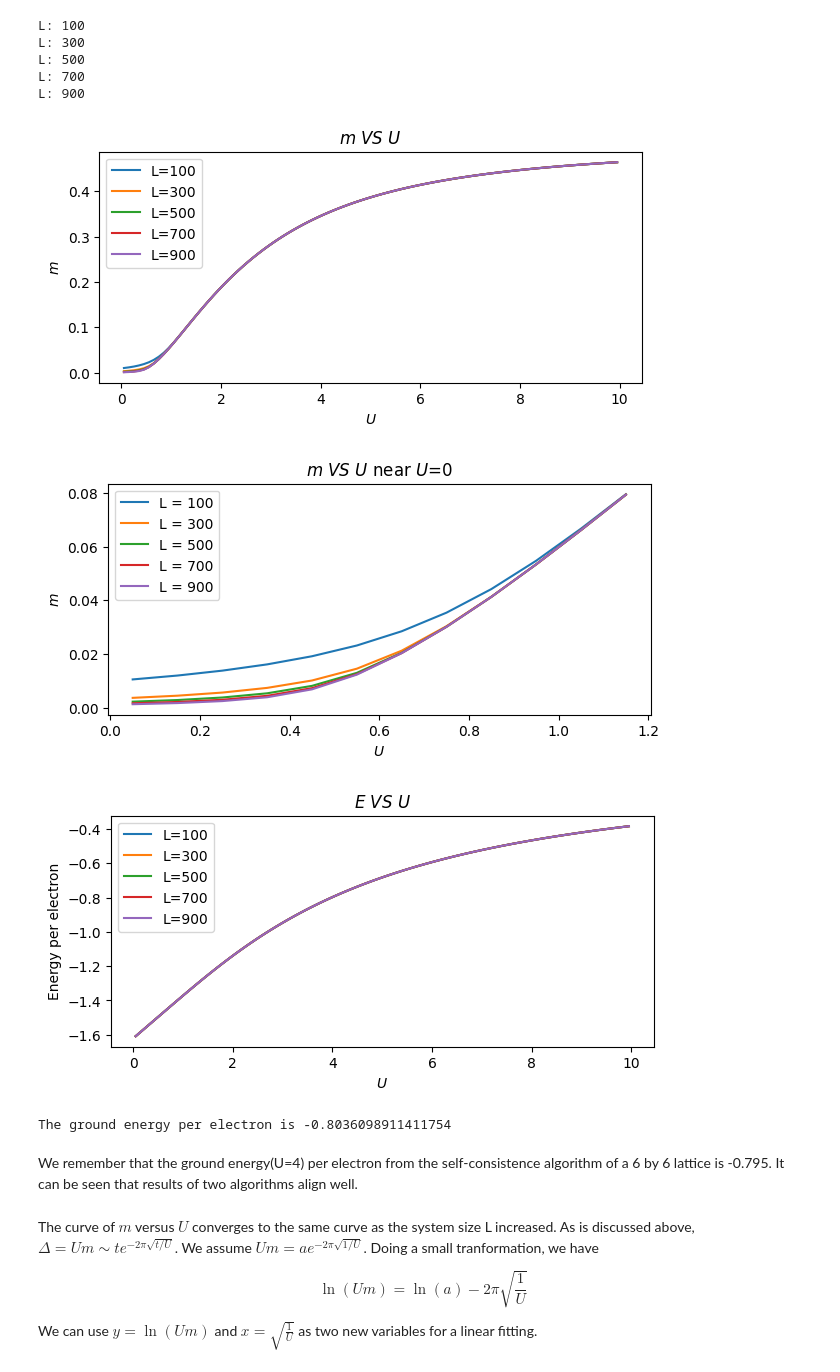
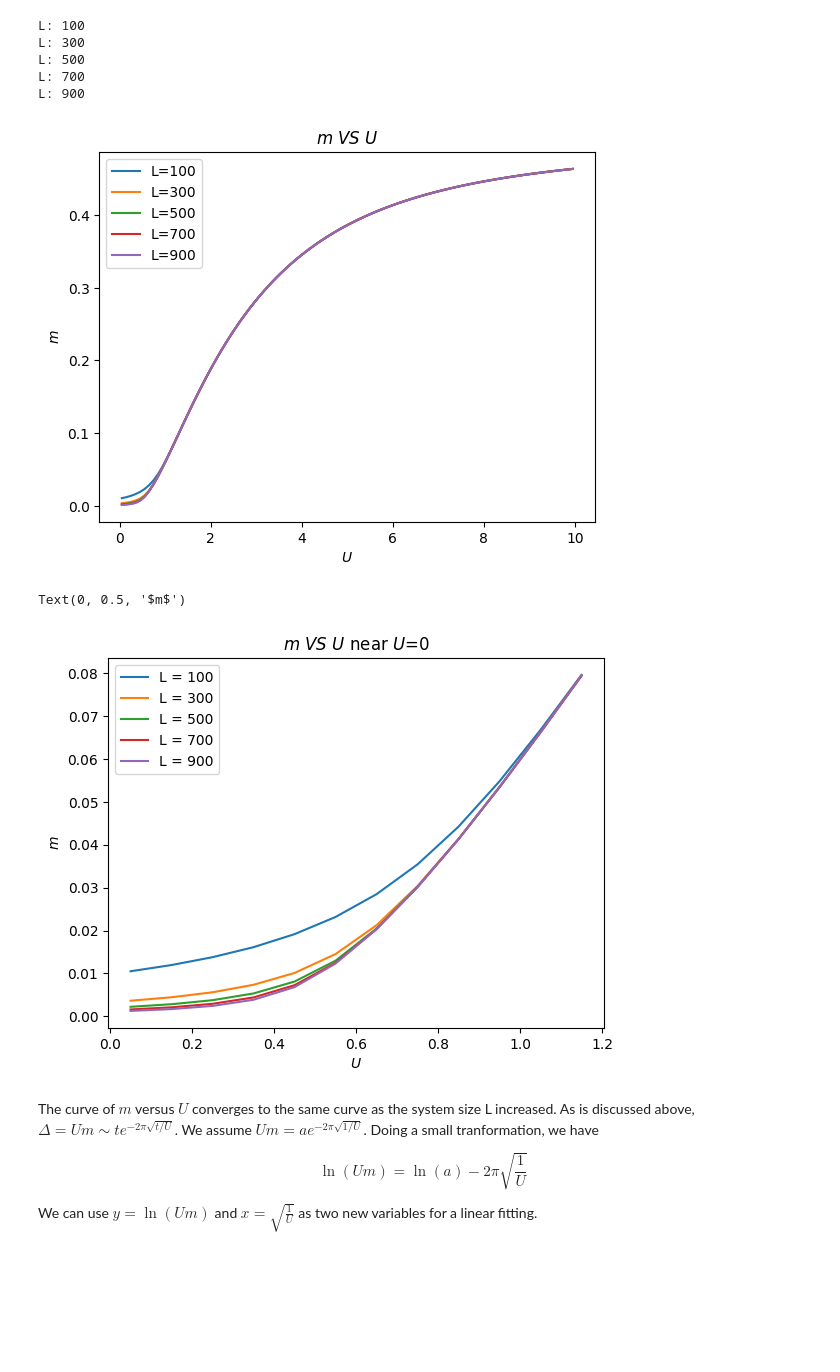
Before and after one commit to songmengh/mean-field, a Jupyter notebook: HF_Hubbard_square.ipynb, the cells around one changed output. Cells and saved outputs as stored; diff of their text form; code cells hidden in the pictures; blank space fills up the shorter version.

```diff
--- a/HF_Hubbard_square.ipynb
+++ b/HF_Hubbard_square.ipynb
@@ -737,63 +737,33 @@ L: 700
 L: 900
 # %%
 #plt.plot(Ulist,m_fit)
-
-plt.figure(figsize=(7, 3))
 plt.plot(Ulist,m_end[0])
 plt.plot(Ulist,m_end[1])
 plt.plot(Ulist,m_end[2])
 plt.plot(Ulist,m_end[3])
 plt.plot(Ulist,m_end[4])
 #plt.xlim(0.1,1)
 le_here =[f'L={L}' for L in Llist]
 
 plt.legend(le_here)
 plt.title(r'$m\ VS\ U$')
 plt.xlabel(r'$U$')
 plt.ylabel(r'$m$')
 plt.show()
 
-
-plt.figure(figsize=(7, 3))
 Ulist_ = Ulist[Ulist<1.2]
 for i in range(len(Llist)):
     m_ = m_end[i,Ulist<1.2]
     plt.plot(Ulist_,m_, label=f'L = {Llist[i]}')
     plt.title(r'$m\ VS\ U$ near $U$=0')
 plt.legend()
 
 plt.xlabel(r'$U$')
 plt.ylabel(r'$m$')
-plt.show()
-
-
-plt.figure(figsize=(7, 3))
-#plt.plot(Ulist,m_fit)
-plt.plot(Ulist,e_end[0])
-plt.plot(Ulist,e_end[1])
-plt.plot(Ulist,e_end[2])
-plt.plot(Ulist,e_end[3])
-plt.plot(Ulist,e_end[4])
-#plt.xlim(0.1,1)
-le_here =[f'L={L}' for L in Llist]
-
-plt.legend(le_here)
-
-plt.title(r'$E\ VS\ U$')
-plt.xlabel(r'$U$')
-plt.ylabel('Energy per electron')
-plt.show()
 # %% [output]
-[figure, old version]
+[figure, new version]
+Text(0, 0.5, '$m$')
-[figure, old version]
+[figure, new version]
-[figure, removed]
-# %%
-index = np.where(abs(Ulist-4) < 0.05)
-print('The ground energy per electron is', e_end[-1][index][0])
-# %% [output]
-The ground energy per electron is -0.8036098911411754
-# %% [markdown]
-We remember that the ground energy(U=4) per electron from the self-consistence algorithm of a 6 by 6 lattice is -0.795. It can be seen that results of two algorithms align well.
 # %% [markdown]
 The curve of $m$ versus $U$ converges to the same curve as the system size L increased. As is discussed above, $\Delta = Um \sim te^{-2\pi \sqrt{t/U}}$. We assume $Um = a e^{-2\pi \sqrt{1/U}}$. Doing a small tranformation, we have
 
```
Also changed, not shown: parts of 2 cells of this notebook.
